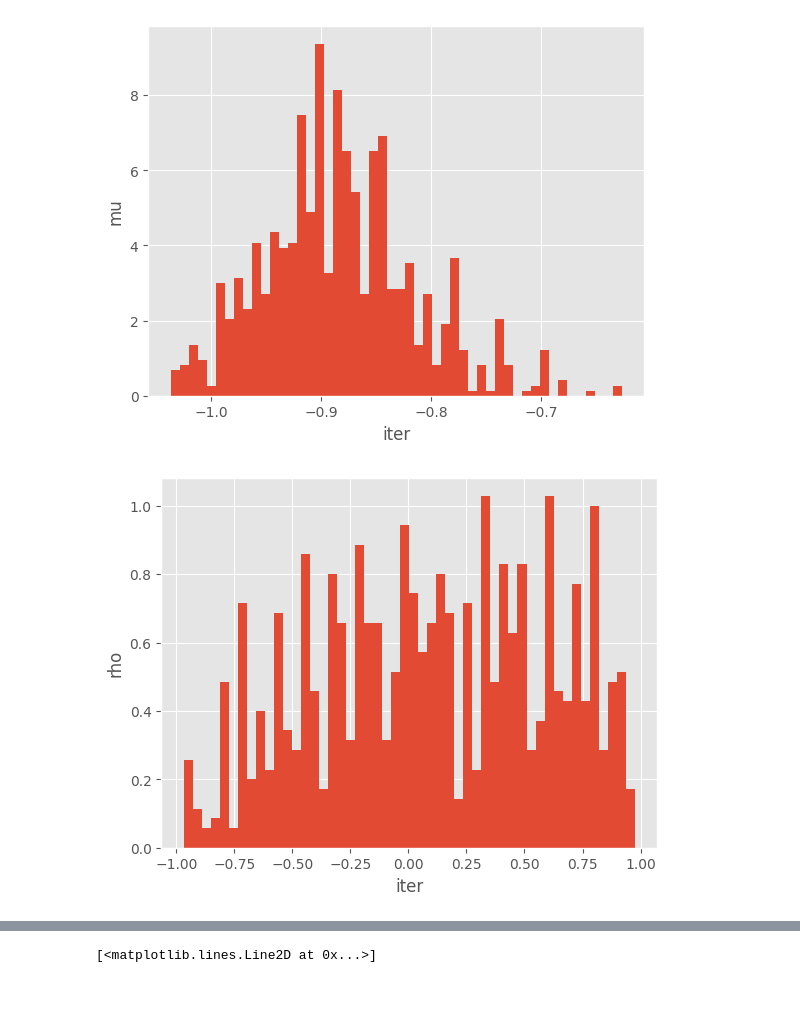
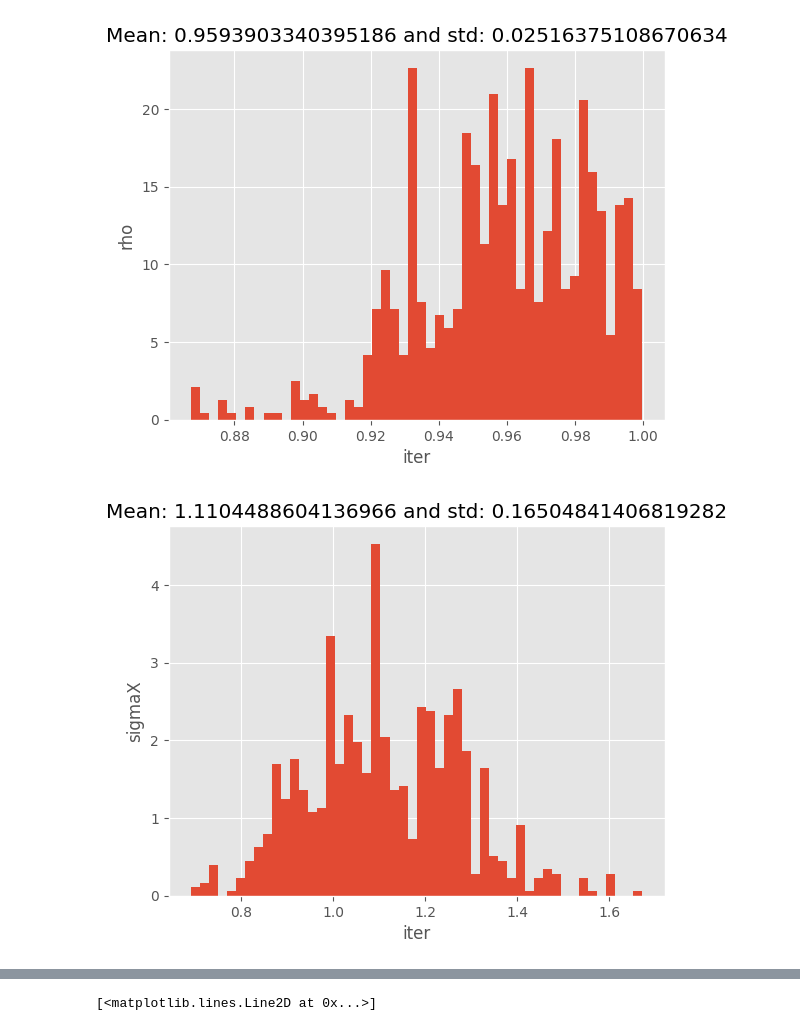
Before and after one commit to Averydx/PMCMC, a Jupyter notebook: pmcmc_test.ipynb, the cells around one changed output, grey strips where cells are left out. Saved outputs shown, nothing was run; the diff lists cells and outputs as text; code cells hidden in the pictures; blank space fills up the shorter version.

```diff
--- a/pmcmc_test.ipynb
+++ b/pmcmc_test.ipynb
@@ -6,29 +6,37 @@ import warnings; warnings.simplefilter('ignore')  # hide warnings
 from matplotlib import pyplot as plt
 import numpy as np
 
+np.random.seed(0)
+
 from particles import distributions as dists
 
-prior_dict = {'mu': dists.Normal(scale=2.),
+prior_dict = {
               'rho': dists.Uniform(a=-1., b=1.),
-              'sigma':dists.Gamma()}
+              'sigmaX':dists.Gamma(2,2),
+              'sigmaY':dists.Gamma(2,2)}
 my_prior = dists.StructDist(prior_dict)
 # %%
 from particles import state_space_models as ssm
 
-class StochVol(ssm.StateSpaceModel):
-    default_parameters = {'mu':-1., 'rho':0.95, 'sigma': 0.2}
+
+class TestModel(ssm.StateSpaceModel):
+    default_parameters = {'rho':0.9, 'sigmaX': 1.,'sigmaY':1.2}
     def PX0(self):  # Distribution of X_0
-        return dists.Normal(loc=self.mu, scale=self.sigma / np.sqrt(1. - self.rho**2))
+        return dists.Normal(loc=0., scale=self.sigmaX)
     def PX(self, t, xp):  # Distribution of X_t given X_{t-1}=xp (p=past)
-        return dists.Normal(loc=self.mu + self.rho * (xp - self.mu), scale=self.sigma)
+        return dists.Normal(self.rho * xp, scale=self.sigmaX)
     def PY(self, t, xp, x):  # Distribution of Y_t given X_t=x (and possibly X_{t-1}=xp)
-        return dists.Normal(loc=0., scale=np.exp(x))
+        return dists.Normal(loc=x, scale=self.sigmaY)
 
 
-my_model = StochVol(mu=-1., rho=.9, sigma=.1)  # actual model
+my_model = TestModel(rho = 0.9,sigmaX = 1.,sigmaY = 1.2)  # actual model
 true_states, data = my_model.simulate(100)  # we simulate from the model 100 data points
 
 plt.style.use('ggplot')
 plt.figure()
 plt.plot(data)
+plt.show()
+
+plt.plot(true_states)
+plt.show()
 # %% [output]
@@ -38,25 +46,23 @@ plt.plot(data)
 from particles import mcmc
 from particles import datasets as dts  # real datasets available in the package
 
-# real data
-T = 50
-data = dts.GBP_vs_USD_9798().data[:T]
 
-my_pmmh = mcmc.PMMH(ssm_cls=StochVol, prior=my_prior, data=data, Nx=1000,
-                    niter=10000)
+my_pmmh = mcmc.PMMH(ssm_cls=TestModel, prior=my_prior, data=data, Nx=1000,
+                    niter=1000,adaptive=True)
 
 my_pmmh.run();  # may take several seconds...
 # %%
 burn_in = 100
 
 for p in prior_dict.keys():  # loop over mu, theta, rho
     plt.figure()
+    plt.title(f"Mean: {np.mean(my_pmmh.chain.theta[p][burn_in:])} and std: {np.std(my_pmmh.chain.theta[p][burn_in:])}")
     plt.hist(my_pmmh.chain.theta[p][burn_in:],density=True,bins = 50)
     plt.xlabel('iter')
     plt.ylabel(p)
     plt.show()
 
 plt.plot(my_pmmh.chain.lpost)
 # %% [output]
-[figure, old version]
+[figure, new version]
-[figure, old version]
+[figure, new version]
```
Also changed, not shown: parts of 2 cells of this notebook, 6 other files.
